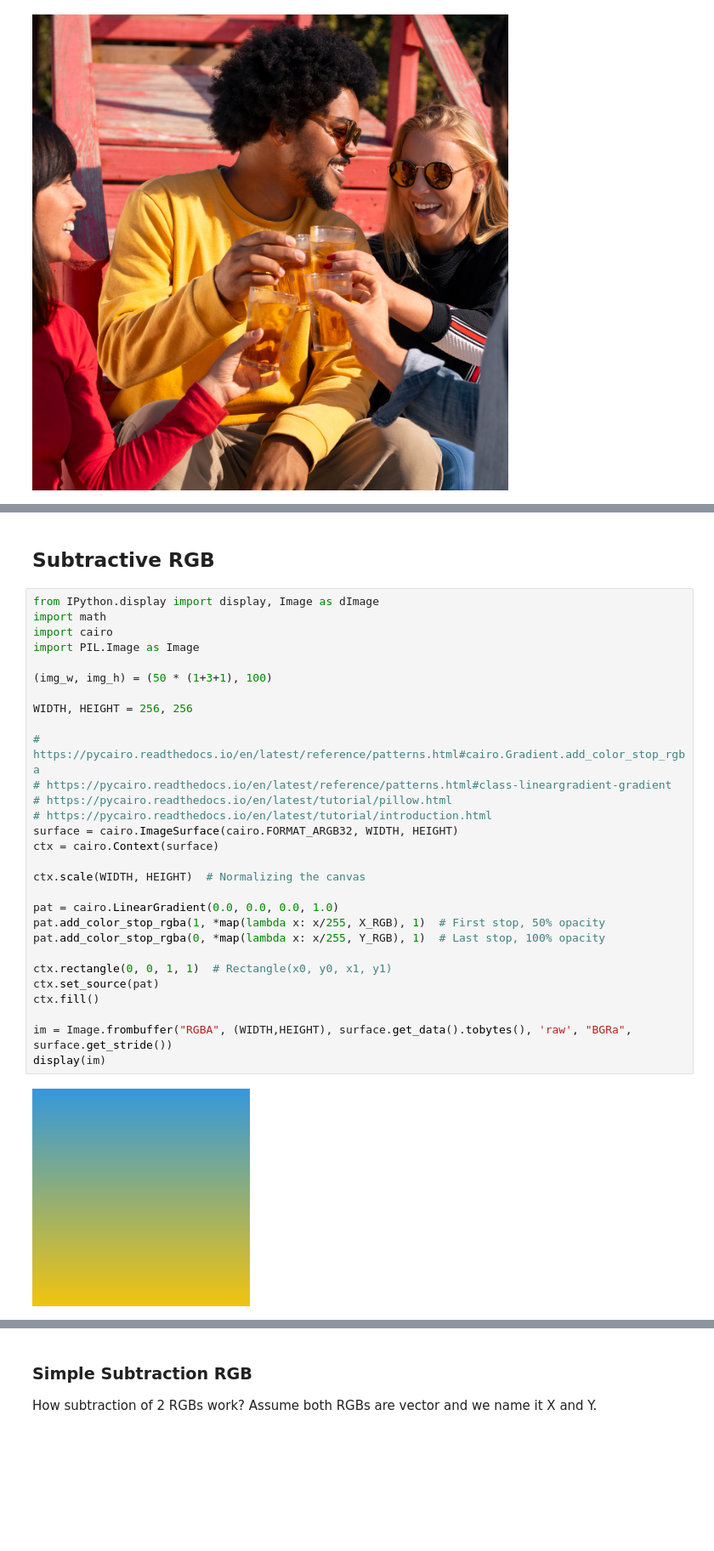
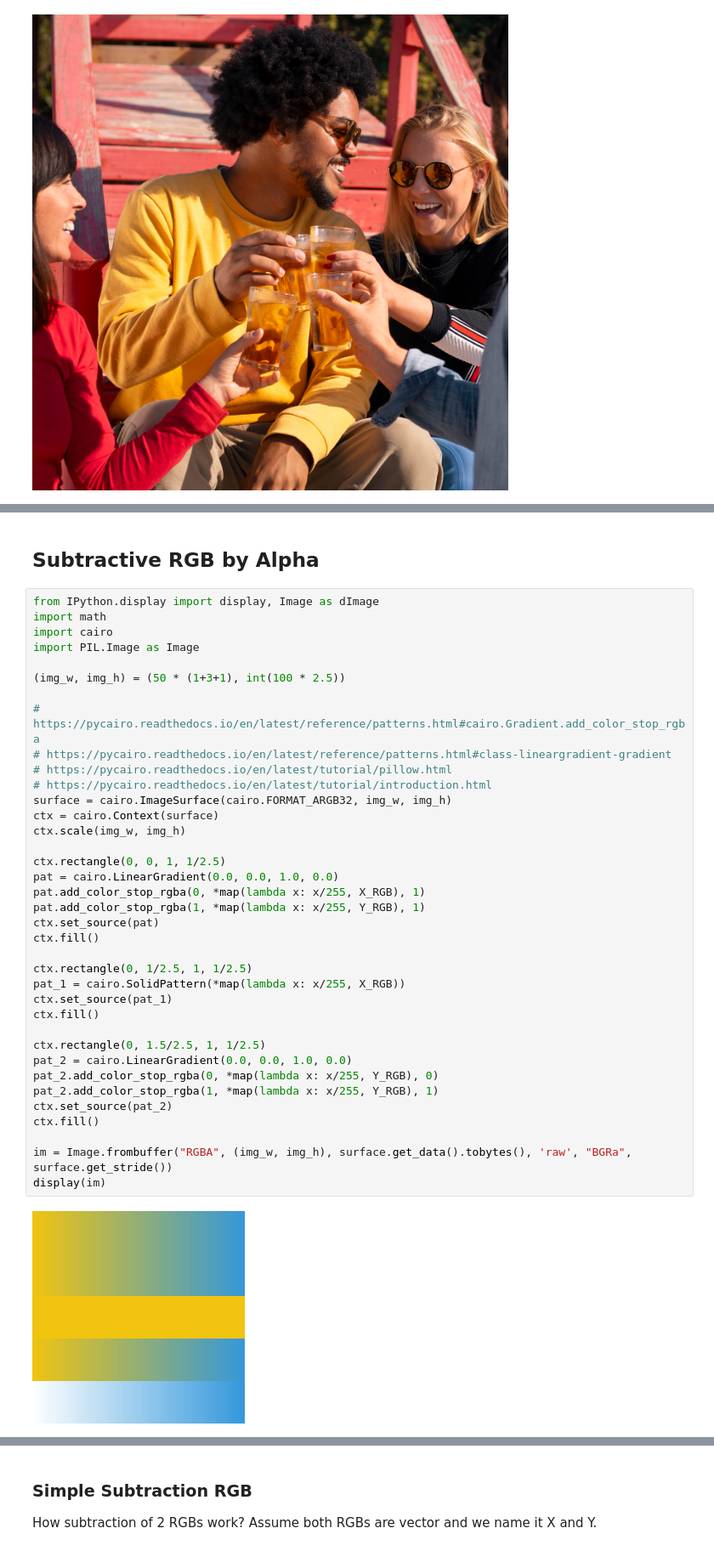
Before and after one commit to FarhanMS123/NeuralNetworkMemorandum, a Jupyter notebook: vision/ColorBlendAlgorithm.ipynb, the cells around one changed output, grey strips where cells are left out. Shown at 85% size. Drawn from its saved outputs; the diff is of its cells as text; blank space fills up the shorter version.

```diff
--- a/vision/ColorBlendAlgorithm.ipynb
+++ b/vision/ColorBlendAlgorithm.ipynb
@@ -97,35 +98,43 @@ Source:
 - https://en.wikipedia.org/wiki/Color_model
 - https://www.pantone.com/articles/color-fundamentals/color-models-explained
 # %% [markdown]
-## Subtractive RGB
+## Subtractive RGB by Alpha
 # %%
 from IPython.display import display, Image as dImage
 import math
 import cairo
 import PIL.Image as Image
 
-(img_w, img_h) = (50 * (1+3+1), 100)
-
-WIDTH, HEIGHT = 256, 256
+(img_w, img_h) = (50 * (1+3+1), int(100 * 2.5))
 
 # https://pycairo.readthedocs.io/en/latest/reference/patterns.html#cairo.Gradient.add_color_stop_rgba
 # https://pycairo.readthedocs.io/en/latest/reference/patterns.html#class-lineargradient-gradient
 # https://pycairo.readthedocs.io/en/latest/tutorial/pillow.html
 # https://pycairo.readthedocs.io/en/latest/tutorial/introduction.html
-surface = cairo.ImageSurface(cairo.FORMAT_ARGB32, WIDTH, HEIGHT)
+surface = cairo.ImageSurface(cairo.FORMAT_ARGB32, img_w, img_h)
 ctx = cairo.Context(surface)
+ctx.scale(img_w, img_h)
 
-ctx.scale(WIDTH, HEIGHT)  # Normalizing the canvas
-
-pat = cairo.LinearGradient(0.0, 0.0, 0.0, 1.0)
-pat.add_color_stop_rgba(1, *map(lambda x: x/255, X_RGB), 1)  # First stop, 50% opacity
-pat.add_color_stop_rgba(0, *map(lambda x: x/255, Y_RGB), 1)  # Last stop, 100% opacity
-
-ctx.rectangle(0, 0, 1, 1)  # Rectangle(x0, y0, x1, y1)
+ctx.rectangle(0, 0, 1, 1/2.5)
+pat = cairo.LinearGradient(0.0, 0.0, 1.0, 0.0)
+pat.add_color_stop_rgba(0, *map(lambda x: x/255, X_RGB), 1)
+pat.add_color_stop_rgba(1, *map(lambda x: x/255, Y_RGB), 1)
 ctx.set_source(pat)
 ctx.fill()
 
-im = Image.frombuffer("RGBA", (WIDTH,HEIGHT), surface.get_data().tobytes(), 'raw', "BGRa", surface.get_stride())
+ctx.rectangle(0, 1/2.5, 1, 1/2.5)
+pat_1 = cairo.SolidPattern(*map(lambda x: x/255, X_RGB))
+ctx.set_source(pat_1)
+ctx.fill()
+
+ctx.rectangle(0, 1.5/2.5, 1, 1/2.5)
+pat_2 = cairo.LinearGradient(0.0, 0.0, 1.0, 0.0)
+pat_2.add_color_stop_rgba(0, *map(lambda x: x/255, Y_RGB), 0)
+pat_2.add_color_stop_rgba(1, *map(lambda x: x/255, Y_RGB), 1)
+ctx.set_source(pat_2)
+ctx.fill()
+
+im = Image.frombuffer("RGBA", (img_w, img_h), surface.get_data().tobytes(), 'raw', "BGRa", surface.get_stride())
 display(im)
 # %% [output]
-[figure, old version]
+[figure, new version]
```
Also changed, not shown: parts of 3 cells of this notebook.
